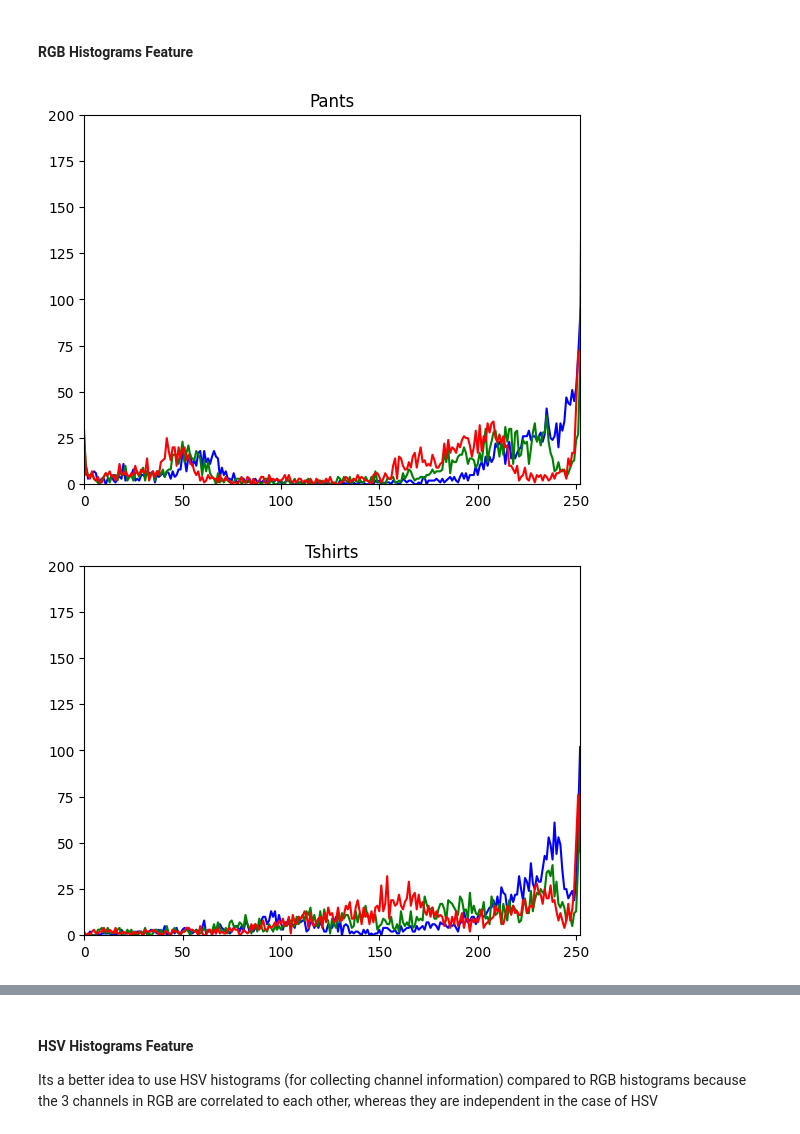
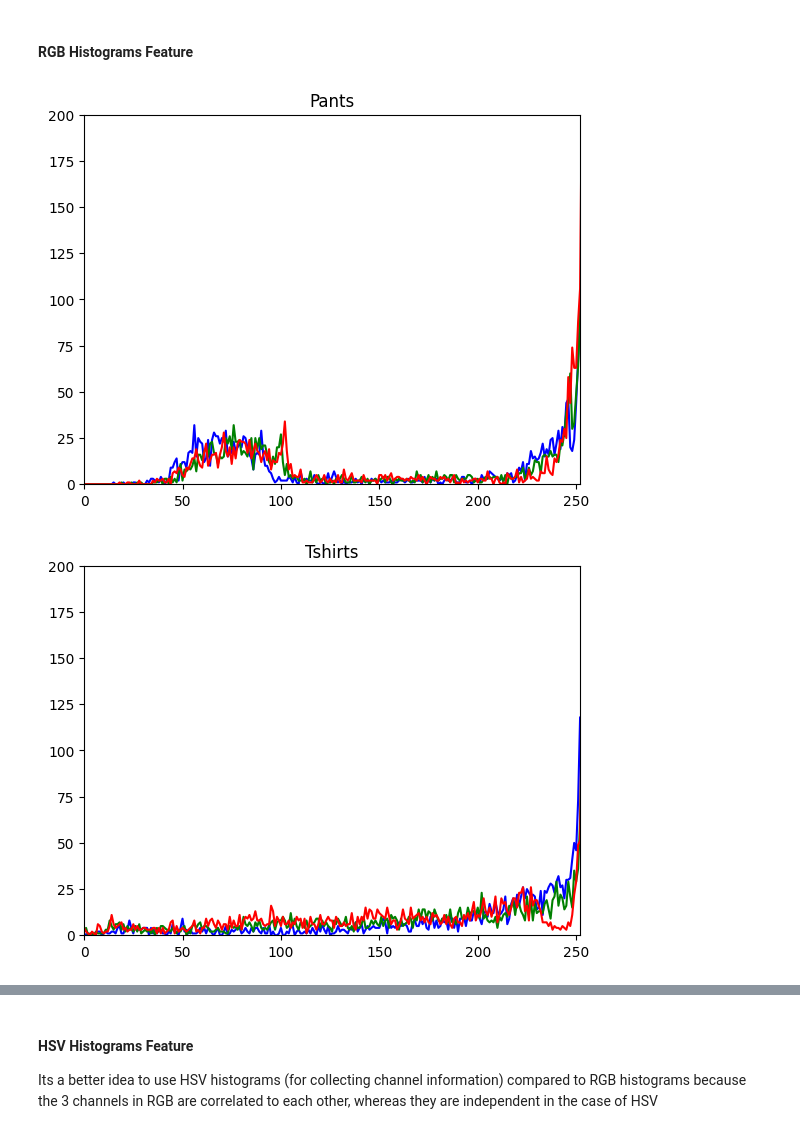
Before and after one commit to W281/W281-FashionClassification, a Jupyter notebook: Final_Project_W281.ipynb, the cells around one changed output, grey strips where cells are left out. Saved outputs shown, nothing was run; the diff lists cells and outputs as text; code cells hidden in the pictures.

```diff
--- a/Final_Project_W281.ipynb
+++ b/Final_Project_W281.ipynb
@@ -721,11 +765,11 @@ def rgb_hist_feature(images, label=None):
   return hist
 # %%
 # (expectation) pants tend to be darker in color, thus there is a high density of darker pixels
-rbg_hist_train_pants = rgb_hist_feature(train_data['image'][train_data["articleType"]=="Pants"], "Pants")
+rbg_hist_train_pants = rgb_hist_feature(df['image'][df["articleType"]=="Pants"], "Pants")
 # %% [output]
-[figure, old version]
+[figure, new version]
 # %%
-rbg_hist_train_tshirts = rgb_hist_feature(train_data['image'][train_data["articleType"]=="Tshirts"], "Tshirts")
+rbg_hist_train_tshirts = rgb_hist_feature(df['image'][df["articleType"]=="Tshirts"], "Tshirts")
 # %% [output]
-[figure, old version]
+[figure, new version]
 # %%
```
Also changed, not shown: parts of 32 cells of this notebook.
